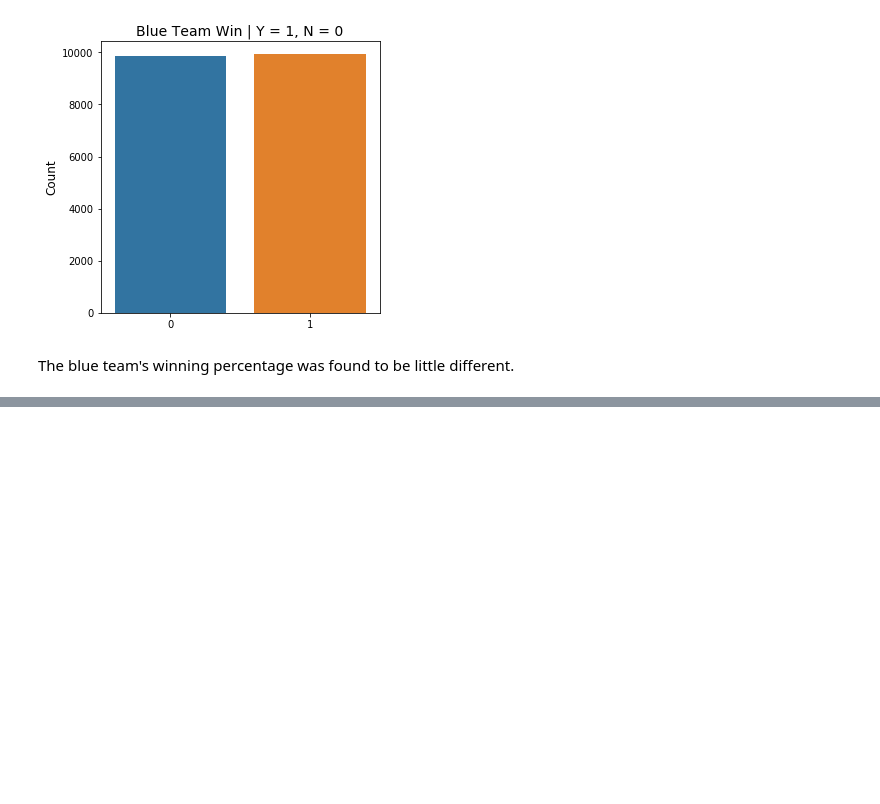
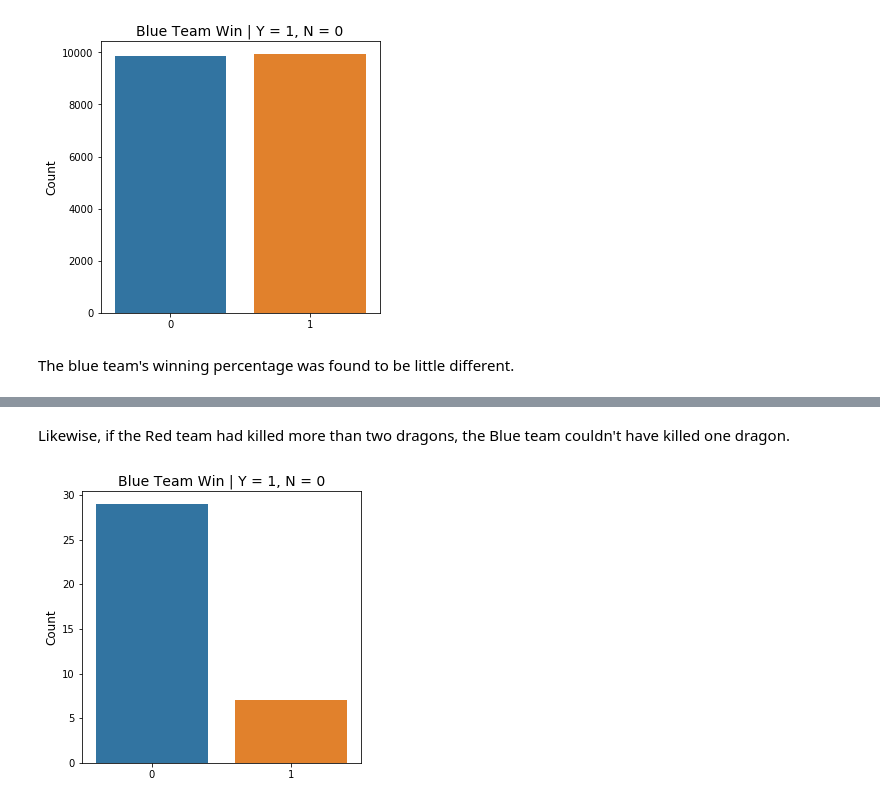
Before and after one commit to SSANGMAN/LoL, a Jupyter notebook: ipynb/Who_is_win_Exploratory Data Analysis_v1.ipynb, the cells around one changed output, grey strips where cells are left out. Saved outputs shown, nothing was run; the diff lists cells and outputs as text; code cells hidden in the pictures; blank space fills up the shorter version.

```diff
--- a/ipynb/Who_is_win_Exploratory Data Analysis_v1.ipynb
+++ b/ipynb/Who_is_win_Exploratory Data Analysis_v1.ipynb
@@ -222,0 +259,17 @@ for i, cat_col in enumerate(cat_cols[2:]):
+# %% [markdown]
+Likewise, if the Red team had killed more than two dragons, the Blue team couldn't have killed one dragon.
+# %%
+red_over_two_dragon = train.loc[(train['redDragnoType'] != '[]') & (train['redDragnoType'] != "['FIRE_DRAGON']") & (train['redDragnoType'] != "['WATER_DRAGON']") &
+         (train['redDragnoType'] != "['AIR_DRAGON']") & (train['redDragnoType'] != "['EARTH_DRAGON']")]
+
+plt.figure(figsize=(5, 5))
+
+sns.countplot(red_over_two_dragon['blueWins'])
+
+plt.title("Blue Team Win | Y = 1, N = 0", fontsize=14)
+plt.xlabel("")
+plt.ylabel("Count", fontsize=12)
+
+plt.show()
+# %% [output]
+[figure, added]
```
Also changed, not shown: parts of 13 cells of this notebook.
